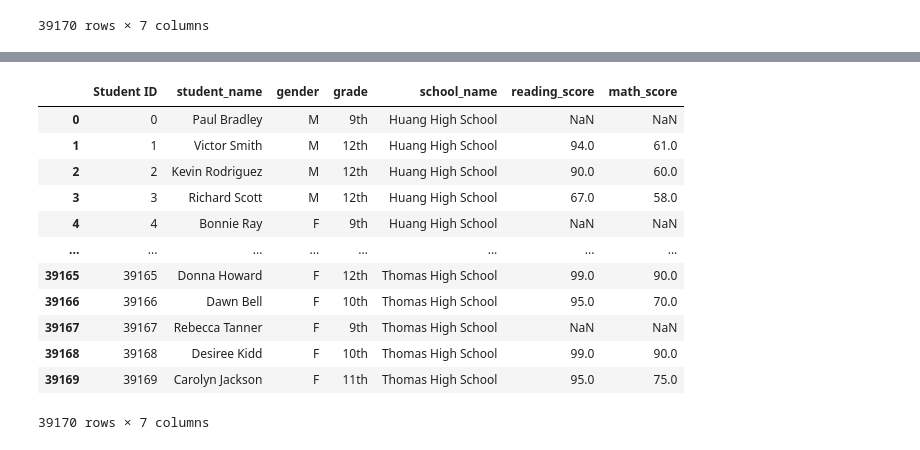
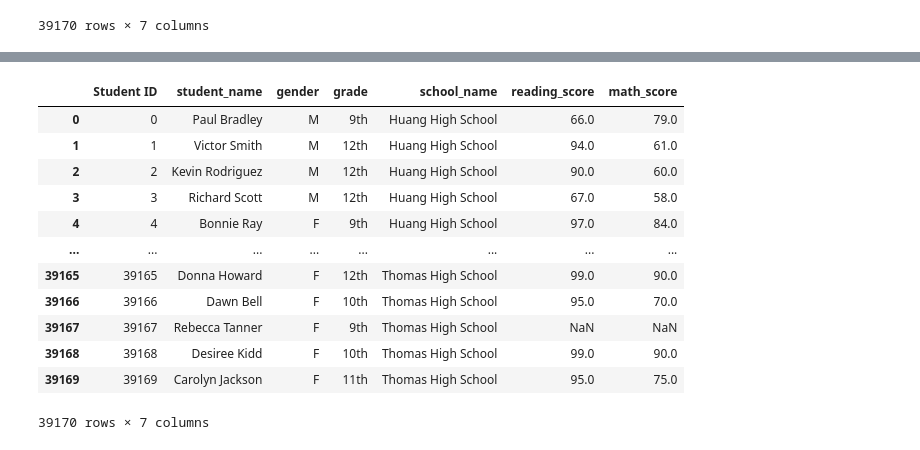
Before and after one commit to loc-nt/School_District_Analysis, a Jupyter notebook: PyCitySchools_Challenge.ipynb, the cells around one changed output, grey strips where cells are left out. Saved outputs shown, nothing was run; the diff lists cells and outputs as text; code cells hidden in the pictures.

```diff
--- a/PyCitySchools_Challenge.ipynb
+++ b/PyCitySchools_Challenge.ipynb
@@ -923,9 +926,9 @@ student_data_df
 | 39169 | 39169 | Carolyn Jackson | F | 11th | Thomas High School | 95 | 75 |
 39170 rows × 7 columns
 # %%
-# Create a backup df:
-student_data_backup = student_data_df.copy()
-student_data_backup
+# Create a duplicate df for the Challenge:
+student_data_challenge = student_data_df.copy()
+student_data_challenge
 # %% [output]
 |  | Student ID | student_name | gender | grade | school_name | reading_score | math_score |
 | 0 | 0 | Paul Bradley | M | 9th | Huang High School | 66 | 79 |
@@ -960,17 +946,17 @@ ninth_grade
 # %%
-# Replace all 9th grade score with NaN:
+# Replace all 9th grade score in Thomas High School with NaN:
 
-student_data_df.loc[student_data_df.grade == '9th', 'reading_score'] = np.nan
-student_data_df.loc[student_data_df.grade == '9th', 'math_score'] = np.nan
+student_data_challenge.loc[(student_data_challenge.grade == '9th') & (student_data_challenge.school_name == 'Thomas High School') , 'reading_score'] = np.nan
+student_data_challenge.loc[(student_data_challenge.grade == '9th') & (student_data_challenge.school_name == 'Thomas High School') , 'math_score'] = np.nan
 
-student_data_df
+student_data_challenge
 # %% [output]
 |  | Student ID | student_name | gender | grade | school_name | reading_score | math_score |
-| 0 | 0 | Paul Bradley | M | 9th | Huang High School | NaN | NaN |
+| 0 | 0 | Paul Bradley | M | 9th | Huang High School | 66.0 | 79.0 |
 | 1 | 1 | Victor Smith | M | 12th | Huang High School | 94.0 | 61.0 |
 | 2 | 2 | Kevin Rodriguez | M | 12th | Huang High School | 90.0 | 60.0 |
 | 3 | 3 | Richard Scott | M | 12th | Huang High School | 67.0 | 58.0 |
-| 4 | 4 | Bonnie Ray | F | 9th | Huang High School | NaN | NaN |
+| 4 | 4 | Bonnie Ray | F | 9th | Huang High School | 97.0 | 84.0 |
 | ... | ... | ... | ... | ... | ... | ... | ... |
 | 39165 | 39165 | Donna Howard | F | 12th | Thomas High School | 99.0 | 90.0 |
 | 39166 | 39166 | Dawn Bell | F | 10th | Thomas High School | 95.0 | 70.0 |
```
Also changed, not shown: parts of 9 cells of this notebook.
